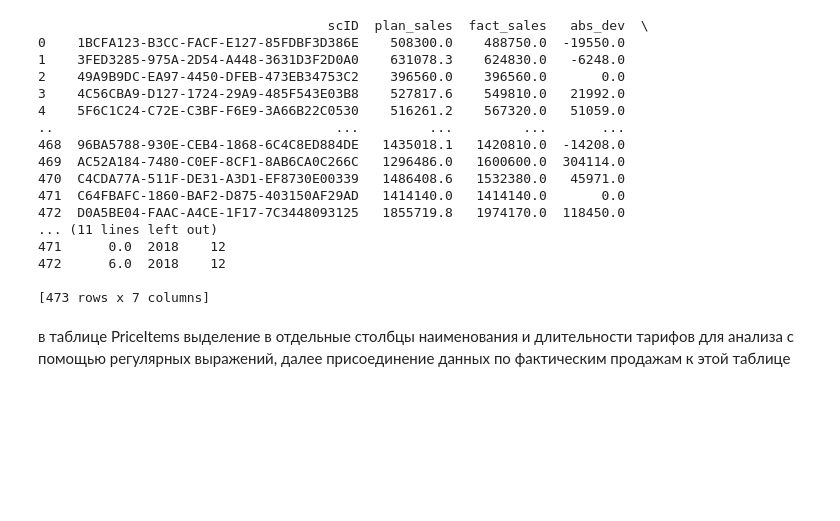
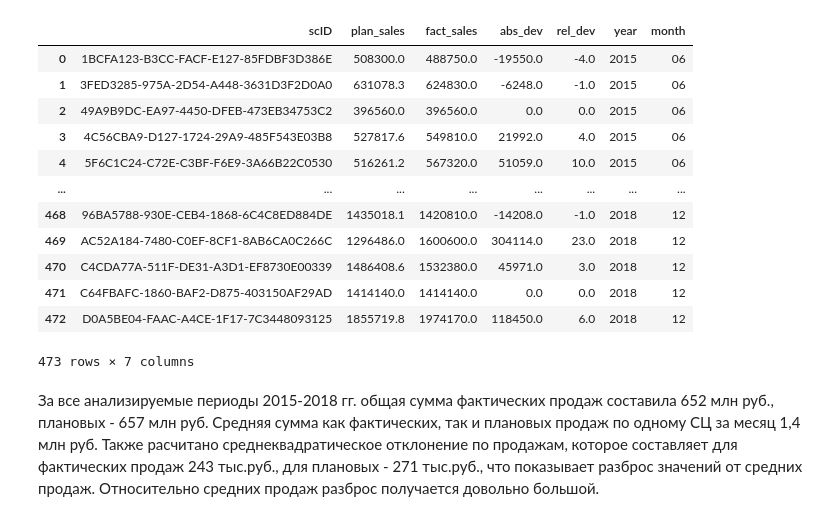
Before and after one commit to eshishmarina/test_task_kontur, a Jupyter notebook: sales_report.ipynb, the cells around one changed output. Saved outputs shown, nothing was run; the diff lists cells and outputs as text; code cells hidden in the pictures; blank space fills up the shorter version.

```diff
--- a/sales_report.ipynb
+++ b/sales_report.ipynb
@@ -18,50 +25,46 @@ JOIN BillsContent BC on Bills.bID = BC.bID
 JOIN PriceItems PI on BC.piID = PI.piID
 JOIN Agents A on Bills.scID = A.scID
 WHERE PayDate IS NOT NULL AND product = 'Бухгалтерия.Контур' AND A.regionCode = 77
 GROUP BY 1, 2, 3
 ),
 plan_table AS (
 SELECT rPlan.scID,
     rPlan.plan_amount,
     strftime('%m', rPlan.dt) as plan_month,
     strftime('%Y', rPlan.dt) as plan_year
 FROM rPlan
 LEFT JOIN Agents A on rPlan.scID = A.scID
 WHERE product = 'Бухгалтерия.Контур' AND A.regionCode = 77
 ORDER BY plan_year, plan_month
 )
 SELECT plan_table.scID,
        plan_amount as plan_sales,
        fact_sales,
        round(fact_sales - plan_amount) as abs_dev,
        round((fact_sales - plan_amount) / plan_amount * 100) as rel_dev,
        plan_year as year,
        plan_month as month
 FROM plan_table
 JOIN fact_table on plan_table.scID = fact_table.scID
                AND plan_table.plan_month = fact_table.fact_month
                AND plan_table.plan_year = fact_table.fact_year
 """
 pf_analysis = pd.read_sql_query(sql_pf_analysis, connection)
 
-print(pf_analysis)
+pf_analysis
 # %% [output]
+|  | scID | plan_sales | fact_sales | abs_dev | rel_dev | year | month |
+| 0 | 1BCFA123-B3CC-FACF-E127-85FDBF3D386E | 508300.0 | 488750.0 | -19550.0 | -4.0 | 2015 | 06 |
+| 1 | 3FED3285-975A-2D54-A448-3631D3F2D0A0 | 631078.3 | 624830.0 | -6248.0 | -1.0 | 2015 | 06 |
+| 2 | 49A9B9DC-EA97-4450-DFEB-473EB34753C2 | 396560.0 | 396560.0 | 0.0 | 0.0 | 2015 | 06 |
+| 3 | 4C56CBA9-D127-1724-29A9-485F543E03B8 | 527817.6 | 549810.0 | 21992.0 | 4.0 | 2015 | 06 |
+| 4 | 5F6C1C24-C72E-C3BF-F6E9-3A66B22C0530 | 516261.2 | 567320.0 | 51059.0 | 10.0 | 2015 | 06 |
+| ... | ... | ... | ... | ... | ... | ... | ... |
+| 468 | 96BA5788-930E-CEB4-1868-6C4C8ED884DE | 1435018.1 | 1420810.0 | -14208.0 | -1.0 | 2018 | 12 |
+| 469 | AC52A184-7480-C0EF-8CF1-8AB6CA0C266C | 1296486.0 | 1600600.0 | 304114.0 | 23.0 | 2018 | 12 |
+| 470 | C4CDA77A-511F-DE31-A3D1-EF8730E00339 | 1486408.6 | 1532380.0 | 45971.0 | 3.0 | 2018 | 12 |
+| 471 | C64FBAFC-1860-BAF2-D875-403150AF29AD | 1414140.0 | 1414140.0 | 0.0 | 0.0 | 2018 | 12 |
+| 472 | D0A5BE04-FAAC-A4CE-1F17-7C3448093125 | 1855719.8 | 1974170.0 | 118450.0 | 6.0 | 2018 | 12 |
-                                     scID  plan_sales  fact_sales   abs_dev  \
-0    1BCFA123-B3CC-FACF-E127-85FDBF3D386E    508300.0    488750.0  -19550.0
-1    3FED3285-975A-2D54-A448-3631D3F2D0A0    631078.3    624830.0   -6248.0
-2    49A9B9DC-EA97-4450-DFEB-473EB34753C2    396560.0    396560.0       0.0
-3    4C56CBA9-D127-1724-29A9-485F543E03B8    527817.6    549810.0   21992.0
-4    5F6C1C24-C72E-C3BF-F6E9-3A66B22C0530    516261.2    567320.0   51059.0
-..                                    ...         ...         ...       ...
-468  96BA5788-930E-CEB4-1868-6C4C8ED884DE   1435018.1   1420810.0  -14208.0
-469  AC52A184-7480-C0EF-8CF1-8AB6CA0C266C   1296486.0   1600600.0  304114.0
-470  C4CDA77A-511F-DE31-A3D1-EF8730E00339   1486408.6   1532380.0   45971.0
-471  C64FBAFC-1860-BAF2-D875-403150AF29AD   1414140.0   1414140.0       0.0
-472  D0A5BE04-FAAC-A4CE-1F17-7C3448093125   1855719.8   1974170.0  118450.0
-... (11 lines left out)
-471      0.0  2018    12
-472      6.0  2018    12
-
-[473 rows x 7 columns]
+473 rows × 7 columns
-# %% [markdown]
-в таблице PriceItems выделение в отдельные столбцы наименования и длительности тарифов для анализа с помощью регулярных выражений, далее присоединение данных по фактическим продажам к этой таблице
+# %% [markdown]
+За все анализируемые периоды 2015-2018 гг. общая сумма фактических продаж составила 652 млн руб., плановых - 657 млн руб. Средняя сумма как фактических, так и плановых продаж по одному СЦ за месяц 1,4 млн руб. Также расчитано среднеквадратическое отклонение по продажам, которое составляет для фактических продаж 243 тыс.руб., для плановых - 271 тыс.руб., что показывает разброс значений от средних продаж. Относительно средних продаж разброс получается довольно большой.
```
Also changed, not shown: parts of 21 cells of this notebook, 2 other files.
